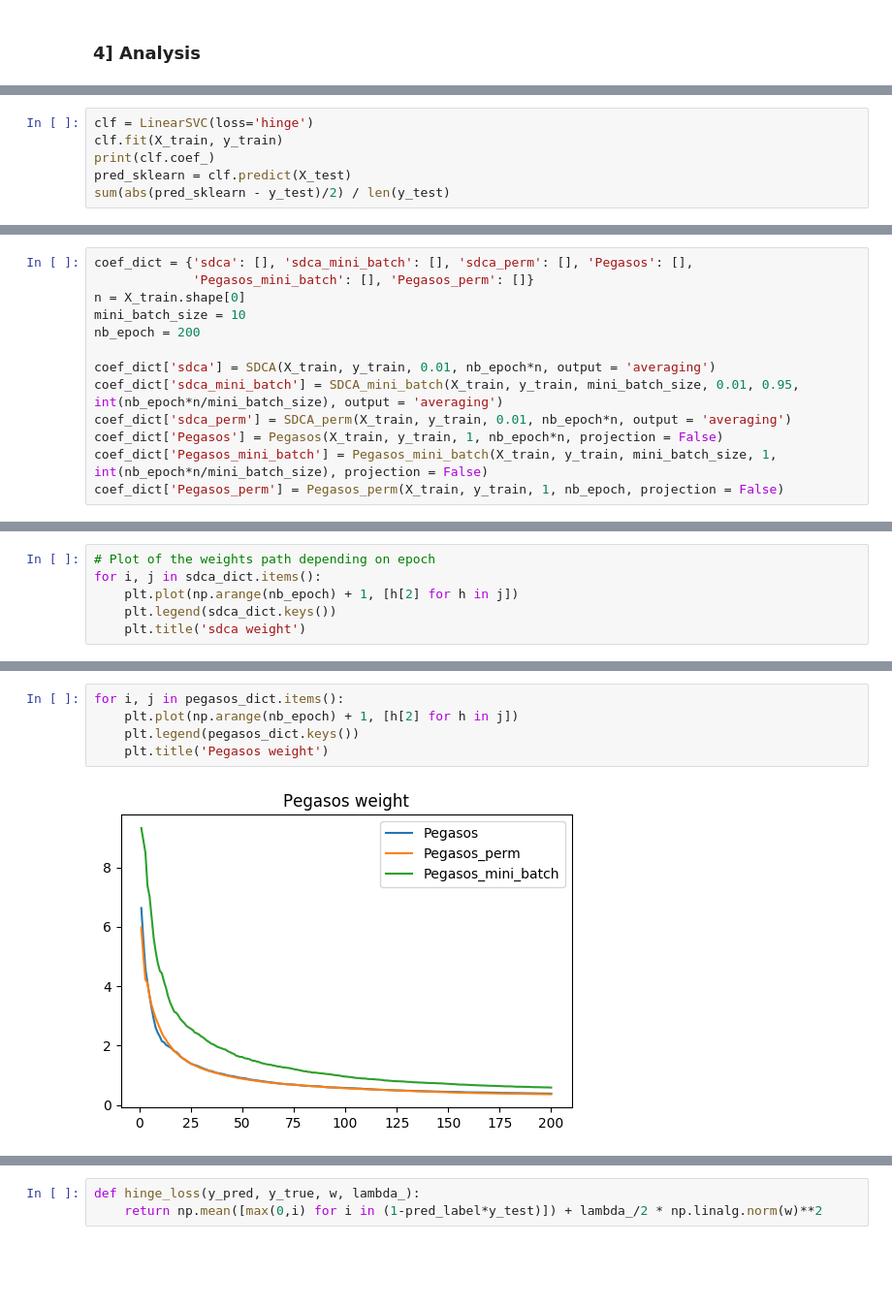
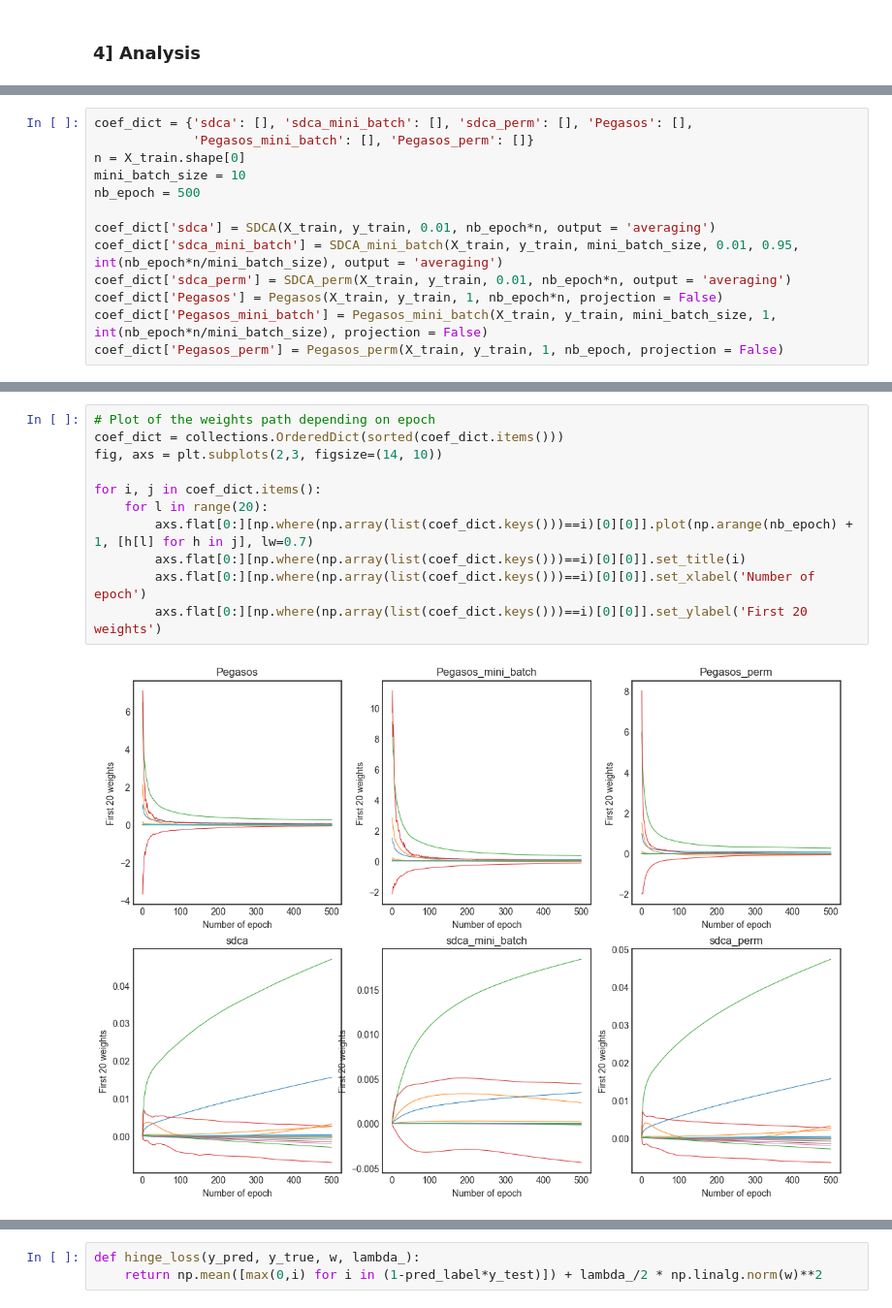
Before and after one commit to mathislinger/SOADML, a Jupyter notebook: SOADML project.ipynb, the cells around one changed output, grey strips where cells are left out. Shown at 97% size. Saved outputs shown, nothing was run; the diff lists cells and outputs as text; blank space fills up the shorter version.

```diff
--- a/SOADML project.ipynb
+++ b/SOADML project.ipynb
@@ -437,9 +491,3 @@ X_train, X_test, y_train, y_test = train_test_split(X, y, test_size=0.2955, rand
 X_train.shape, X_test.shape
 # %% [output]
 ((400, 30), (169, 30))
-# %%
-clf = LinearSVC(loss='hinge')
-clf.fit(X_train, y_train)
-print(clf.coef_)
-pred_sklearn = clf.predict(X_test)
-sum(abs(pred_sklearn - y_test)/2) / len(y_test)
@@ -458,7 +498,7 @@ coef_dict = {'sdca': [], 'sdca_mini_batch': [], 'sdca_perm': [], 'Pegasos': [],
              'Pegasos_mini_batch': [], 'Pegasos_perm': []}
 n = X_train.shape[0]
 mini_batch_size = 10
-nb_epoch = 200
+nb_epoch = 500
 
 coef_dict['sdca'] = SDCA(X_train, y_train, 0.01, nb_epoch*n, output = 'averaging')
 coef_dict['sdca_mini_batch'] = SDCA_mini_batch(X_train, y_train, mini_batch_size, 0.01, 0.95, int(nb_epoch*n/mini_batch_size), output = 'averaging')
@@ -472,6 +508,0 @@ pegasos_dict = dict(zip(['Pegasos', 'Pegasos_mini_batch', 'Pegasos_perm'], [coef
-# %%
-# Plot of the weights path depending on epoch
-for i, j in sdca_dict.items():
-    plt.plot(np.arange(nb_epoch) + 1, [h[2] for h in j])
-    plt.legend(sdca_dict.keys())
-    plt.title('sdca weight')
@@ -480,7 +509,13 @@ for i, j in sdca_dict.items():
-# %%
-for i, j in pegasos_dict.items():
-    plt.plot(np.arange(nb_epoch) + 1, [h[2] for h in j])
-    plt.legend(pegasos_dict.keys())
-    plt.title('Pegasos weight')
-# %% [output]
-[figure, removed]
+# %%
+# Plot of the weights path depending on epoch
+coef_dict = collections.OrderedDict(sorted(coef_dict.items()))
+fig, axs = plt.subplots(2,3, figsize=(14, 10))
+
+for i, j in coef_dict.items():
+    for l in range(20):
+        axs.flat[0:][np.where(np.array(list(coef_dict.keys()))==i)[0][0]].plot(np.arange(nb_epoch) + 1, [h[l] for h in j], lw=0.7)
+        axs.flat[0:][np.where(np.array(list(coef_dict.keys()))==i)[0][0]].set_title(i)
+        axs.flat[0:][np.where(np.array(list(coef_dict.keys()))==i)[0][0]].set_xlabel('Number of epoch')
+        axs.flat[0:][np.where(np.array(list(coef_dict.keys()))==i)[0][0]].set_ylabel('First 20 weights')
+# %% [output]
+[figure, added]
```
Also changed, not shown: parts of 42 cells of this notebook.
